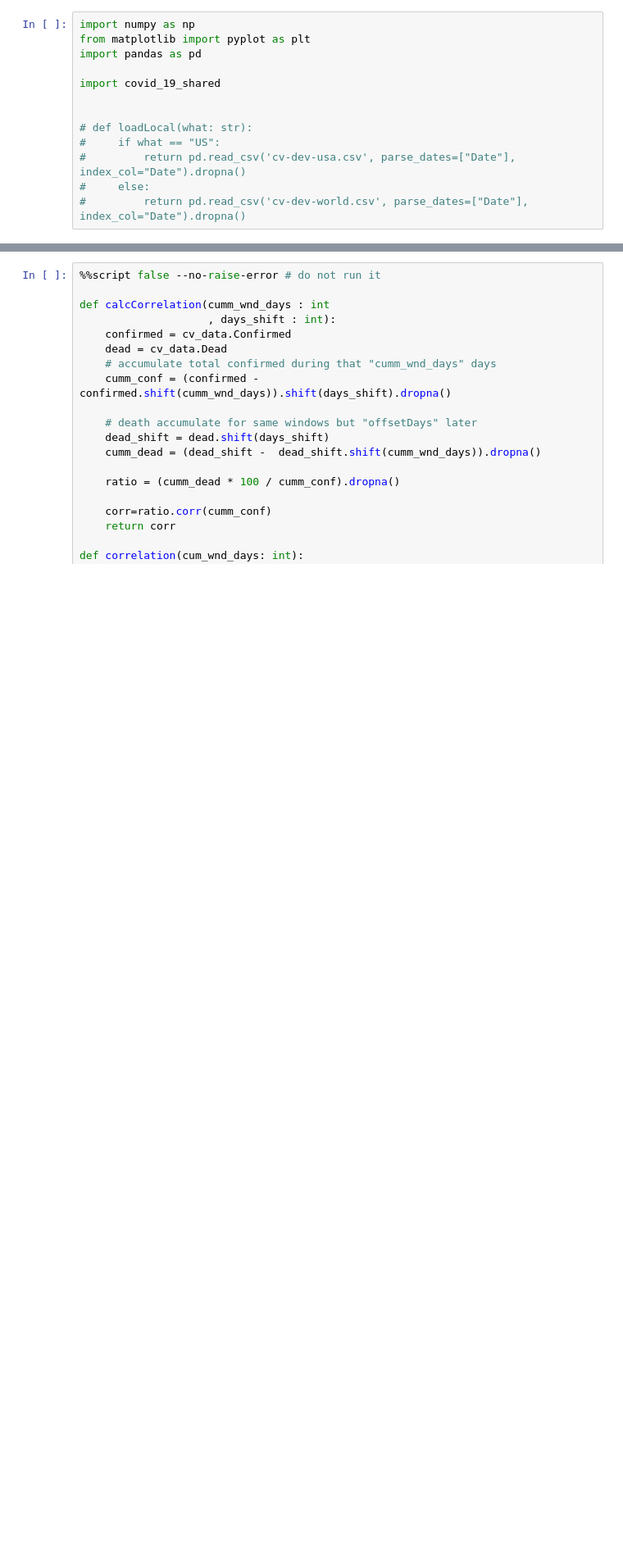
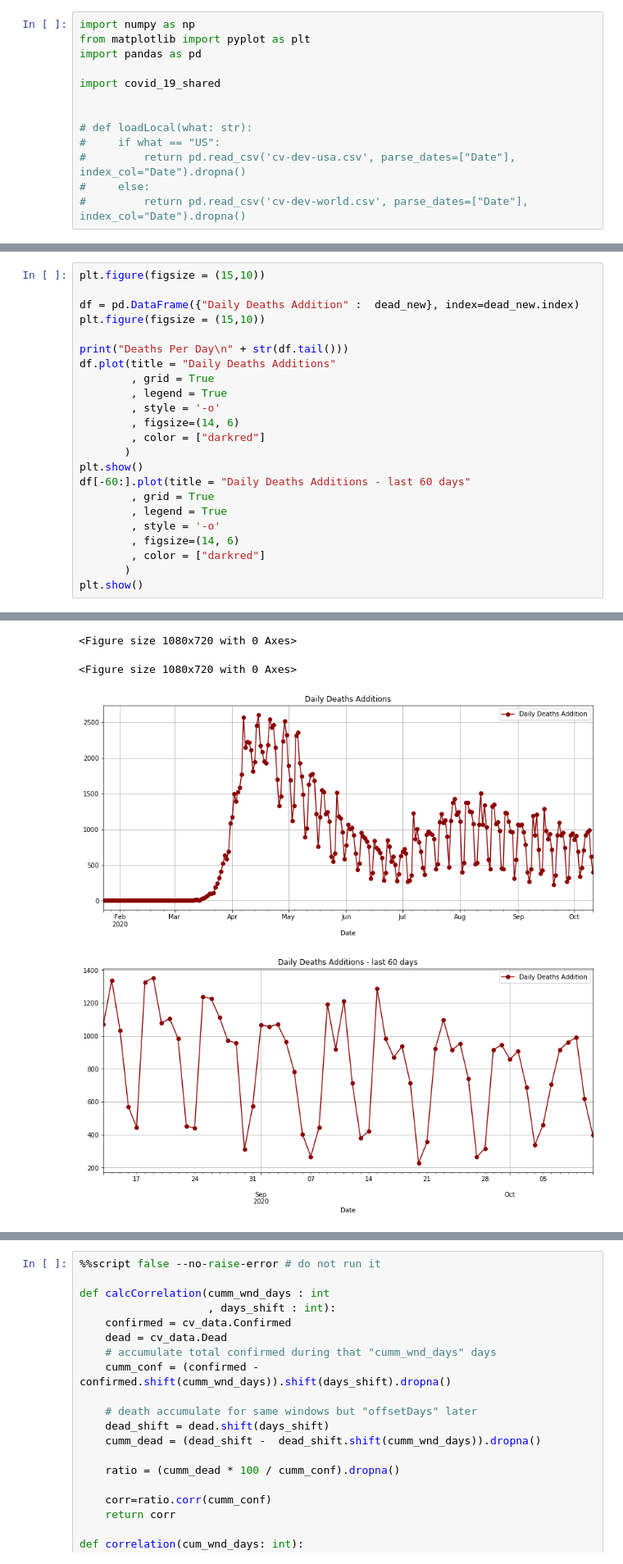
Before and after one commit to olegsheynin/data_analysis, a Jupyter notebook: coronavirus/Coronavirus Development USA.ipynb, the cells around one changed output, grey strips where cells are left out. Shown: that part at 82% size. Cells and saved outputs as stored; diff of their text form; blank space fills up the shorter version.

```diff
--- a/coronavirus/Coronavirus Development USA.ipynb
+++ b/coronavirus/Coronavirus Development USA.ipynb
@@ -286,0 +264,24 @@ Name: Dead, dtype: float64
+# %%
+plt.figure(figsize = (15,10))
+
+df = pd.DataFrame({"Daily Deaths Addition" :  dead_new}, index=dead_new.index)
+plt.figure(figsize = (15,10))
+
+print("Deaths Per Day\n" + str(df.tail()))
+df.plot(title = "Daily Deaths Additions"
+        , grid = True
+        , legend = True
+        , style = '-o'
+        , figsize=(14, 6)
+        , color = ["darkred"]
+       )
+plt.show()
+df[-60:].plot(title = "Daily Deaths Additions - last 60 days"
+        , grid = True
+        , legend = True
+        , style = '-o'
+        , figsize=(14, 6)
+        , color = ["darkred"]
+       )
+plt.show()
+# %% [output]
@@ -286,0 +296,4 @@ Name: Dead, dtype: float64
+<Figure size 1080x720 with 0 Axes>
+<Figure size 1080x720 with 0 Axes>
+[figure, added]
+[figure, added]
```
Also changed, not shown: parts of 10 cells of this notebook, 3 other files.
